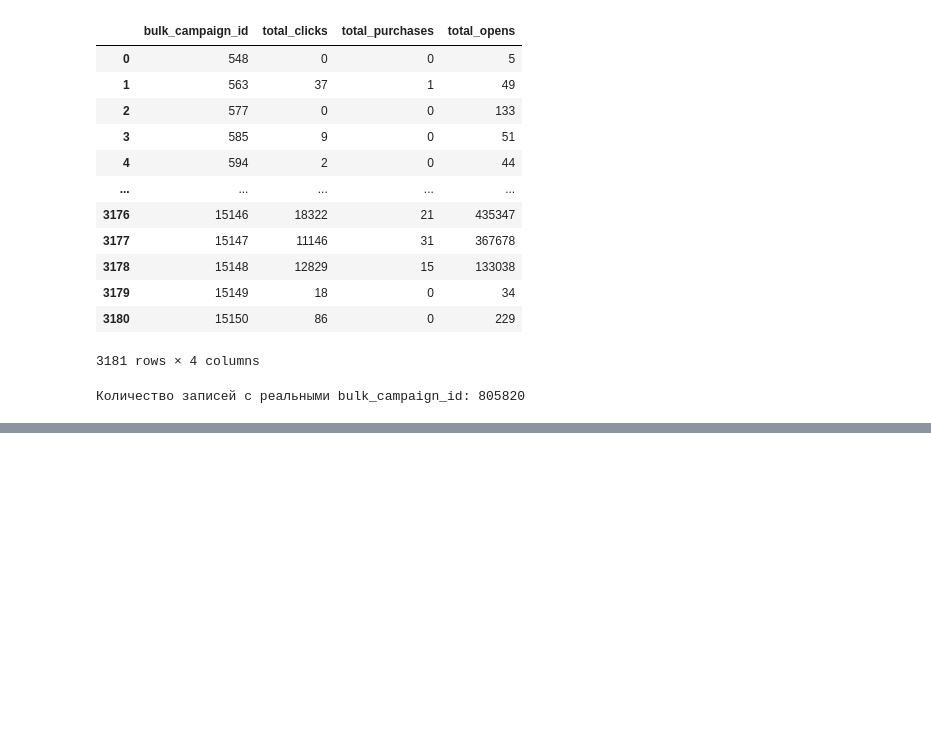
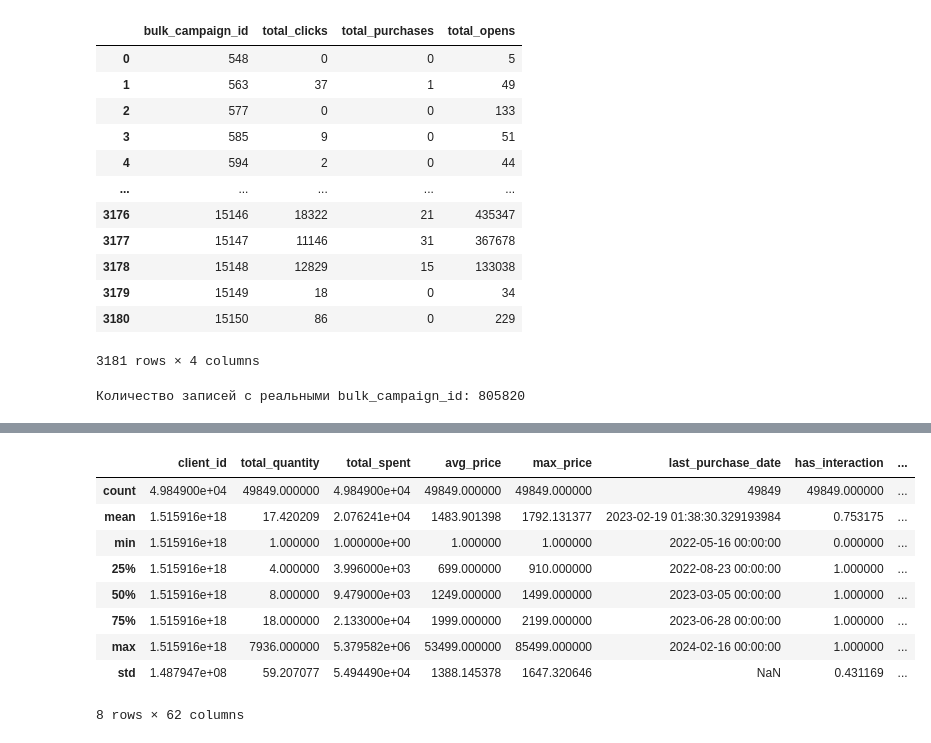
Before and after one commit to Sti11ness/BinClass, a Jupyter notebook: main.ipynb, the cells around one changed output, grey strips where cells are left out. Cells and saved outputs as stored; diff of their text form; code cells hidden in the pictures; blank space fills up the shorter version.

```diff
--- a/main.ipynb
+++ b/main.ipynb
@@ -519,0 +636,4 @@ merged_data.to_csv('merg.csv')
+# %%
+final_data = purchase_agg.join(interaction_agg, on='client_id', how='left')
+final_data = final_data.join(client_embedding_agg, on='client_id', how='left')
+final_data = final_data.reset_index()
@@ -519,0 +642,3 @@ merged_data.to_csv('merg.csv')
+# %%
+final_data['last_purchase_date'] = pd.to_datetime(final_data['last_purchase_date'])
+final_data['days_since_last_purchase'] = (pd.to_datetime('2024-02-16') - final_data['last_purchase_date']).dt.days
@@ -519,0 +751,13 @@ merged_data.to_csv('merg.csv')
+# %%
+final_data.describe()
+# %% [output]
+|  | client_id | total_quantity | total_spent | avg_price | max_price | last_purchase_date | has_interaction | ... |
+| count | 4.984900e+04 | 49849.000000 | 4.984900e+04 | 49849.000000 | 49849.000000 | 49849 | 49849.000000 | ... |
+| mean | 1.515916e+18 | 17.420209 | 2.076241e+04 | 1483.901398 | 1792.131377 | 2023-02-19 01:38:30.329193984 | 0.753175 | ... |
+| min | 1.515916e+18 | 1.000000 | 1.000000e+00 | 1.000000 | 1.000000 | 2022-05-16 00:00:00 | 0.000000 | ... |
+| 25% | 1.515916e+18 | 4.000000 | 3.996000e+03 | 699.000000 | 910.000000 | 2022-08-23 00:00:00 | 1.000000 | ... |
+| 50% | 1.515916e+18 | 8.000000 | 9.479000e+03 | 1249.000000 | 1499.000000 | 2023-03-05 00:00:00 | 1.000000 | ... |
+| 75% | 1.515916e+18 | 18.000000 | 2.133000e+04 | 1999.000000 | 2199.000000 | 2023-06-28 00:00:00 | 1.000000 | ... |
+| max | 1.515916e+18 | 7936.000000 | 5.379582e+06 | 53499.000000 | 85499.000000 | 2024-02-16 00:00:00 | 1.000000 | ... |
+| std | 1.487947e+08 | 59.207077 | 5.494490e+04 | 1388.145378 | 1647.320646 | NaN | 0.431169 | ... |
+8 rows × 62 columns
```
Also changed, not shown: parts of 37 cells of this notebook.
